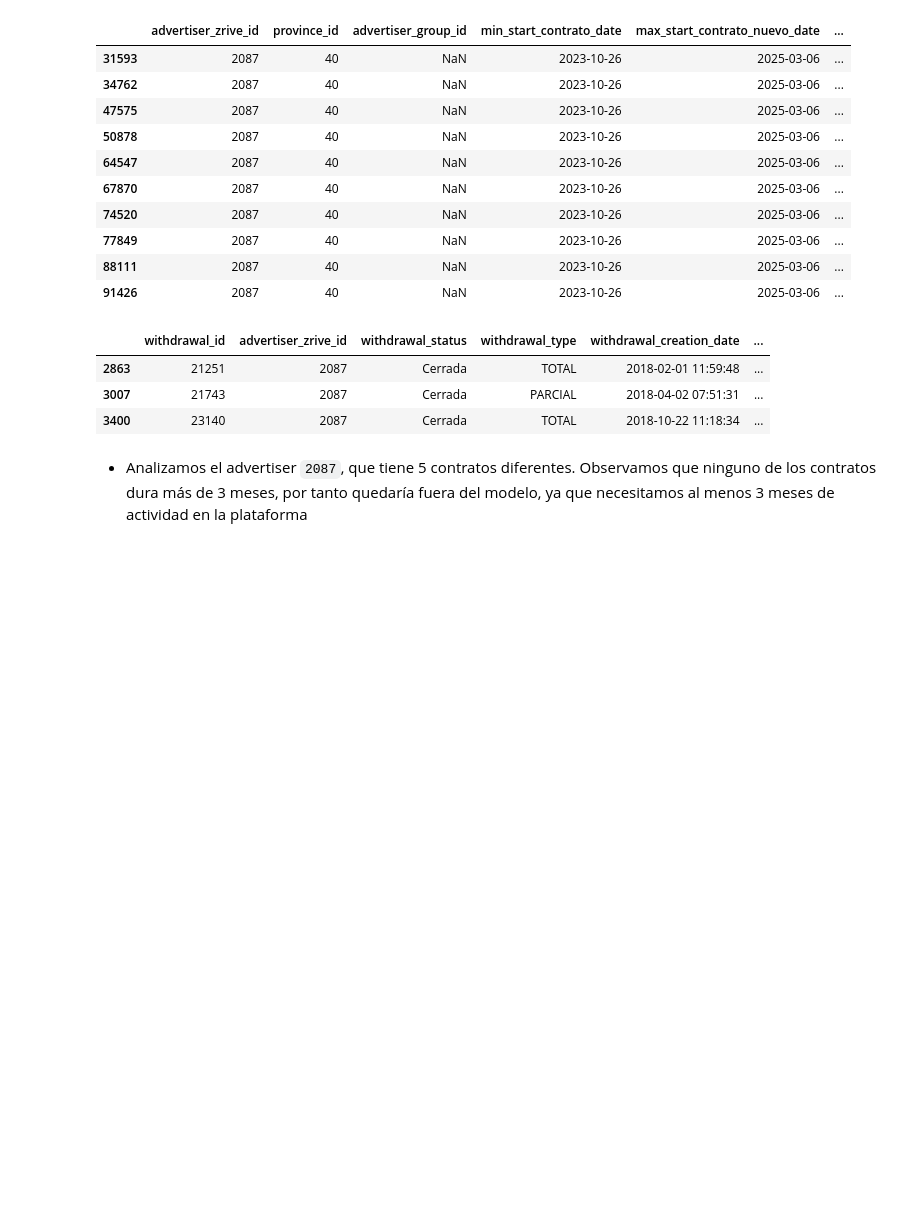
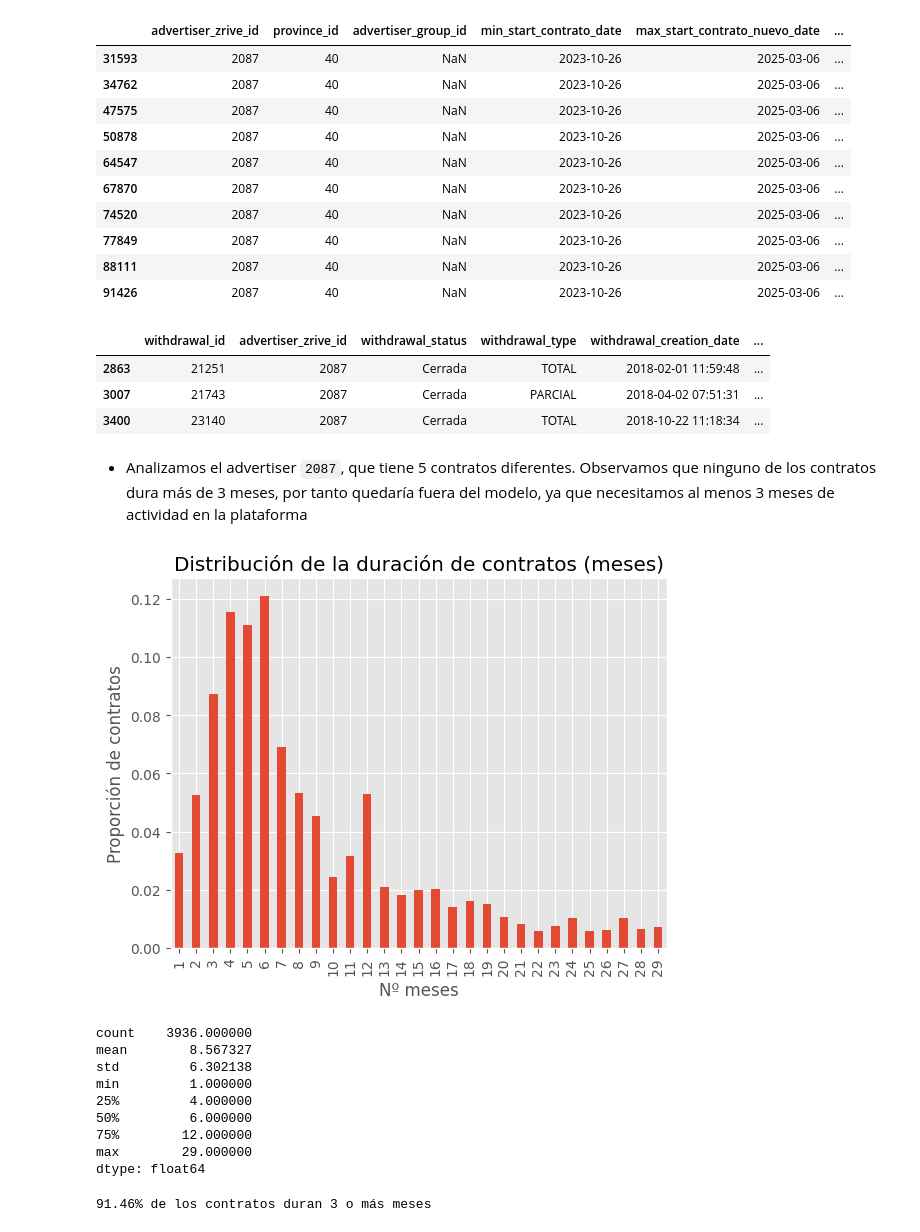
Before and after one commit to Komorebi-Team/KOMOREBI-PROJECT, a Jupyter notebook: notebooks/EDA.ipynb, the cells around one changed output. Saved outputs shown, nothing was run; the diff lists cells and outputs as text; code cells hidden in the pictures; blank space fills up the shorter version.

```diff
--- a/src/EDA.ipynb
+++ b/notebooks/EDA.ipynb
@@ -1179,0 +1187,36 @@ df
+# %%
+contract_duration = (
+    df_contract
+    .groupby("contract_id")
+    .size()
+)
+
+contract_dist = (
+    contract_duration
+    .value_counts(normalize=True)
+    .sort_index()
+)
+
+contract_dist.plot(kind="bar")
+
+plt.title("Distribución de la duración de contratos (meses)")
+plt.xlabel("Nº meses")
+plt.ylabel("Proporción de contratos")
+plt.show()
+contract_duration.describe()
+# %% [output]
+[figure, added]
+count    3936.000000
+mean        8.567327
+std         6.302138
+min         1.000000
+25%         4.000000
+50%         6.000000
+75%        12.000000
+max        29.000000
+dtype: float64
+# %%
+pct_ge_3_months = len(contract_duration.loc[lambda x: x>=3])/len(contract_duration)*100
+print(f"{pct_ge_3_months:.2f}% de los contratos duran 3 o más meses")
+# %% [output]
+91.46% de los contratos duran 3 o más meses
```
Also changed, not shown: parts of 4 cells of this notebook, 16 other files.
